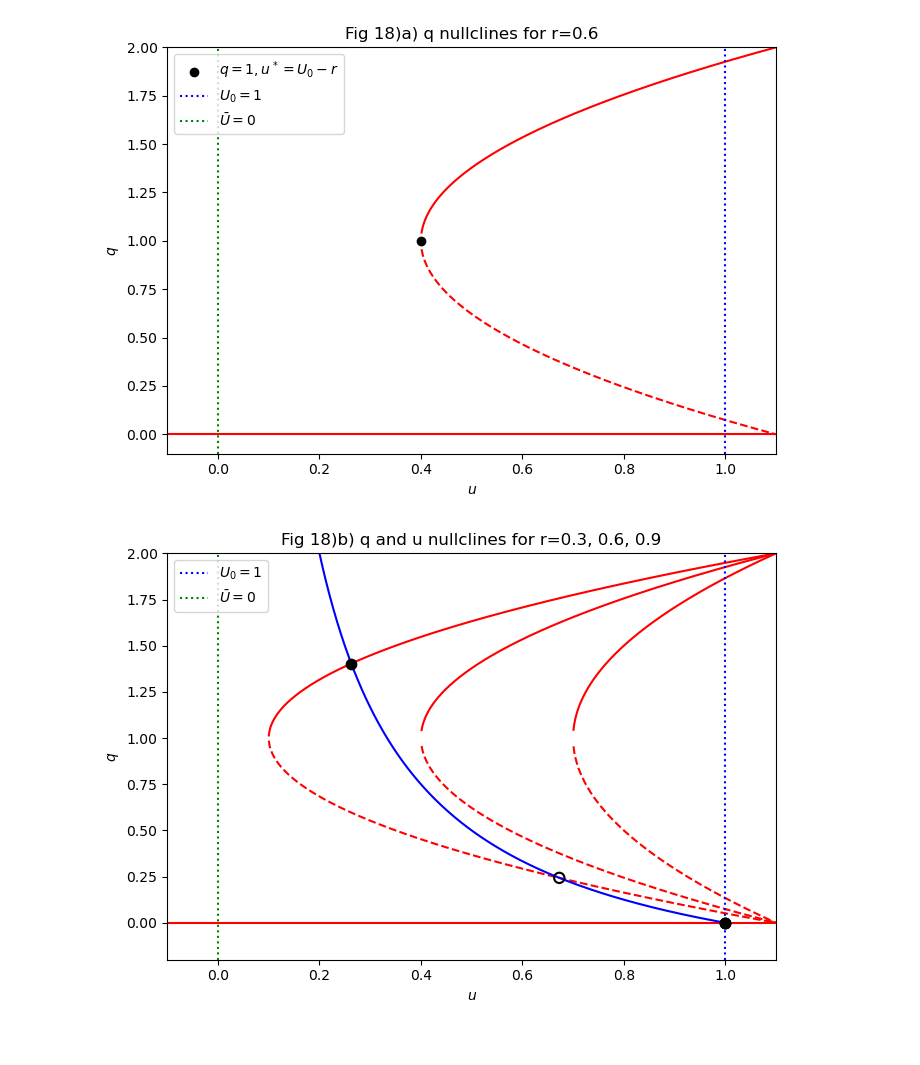
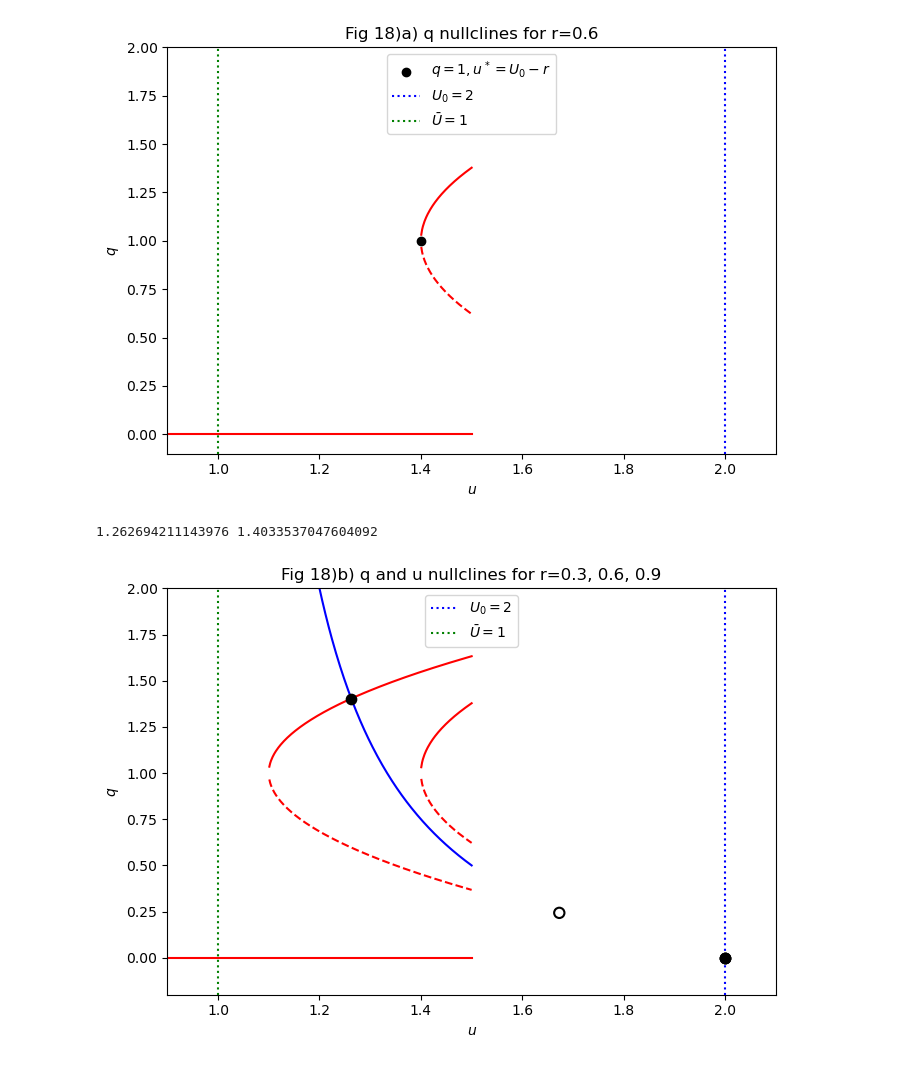
Before and after one commit to phillyyymcd/26-27-Maths-Project, a Jupyter notebook: Philly/qu_nullclines_figure.ipynb, the cells around one changed output. Cells and saved outputs as stored; diff of their text form; code cells hidden in the pictures.

```diff
--- a/Philly/qu_nullclines_figure.ipynb
+++ b/Philly/qu_nullclines_figure.ipynb
@@ -5,12 +5,12 @@ from scipy.integrate import solve_ivp
 from scipy.optimize import root_scalar
 
 zeta = 0.8
-D = 1
+D = 0.5
 delta = 0.1
 e_1 = 0.1
 e_2 = 0.2
 sigma = 0.5
-U_dash, U_0 = 0, 1#(Centerline velocity in turbulence state, Centerline velocity in laminar state)
+U_dash, U_0 = 1, 2#(Centerline velocity in turbulence state, Centerline velocity in laminar state)
 
 r_nullcline = 0.6
 u_star = U_0 - r_nullcline
@@ -63,6 +63,7 @@ def plot_intersections(r_val, ax): #MADE BY GEMINI
             # Ensure the root is converged, not stuck at the nose, and residual is near zero
             if sol_up.converged and (sol_up.root > u_nose + 1e-2) and abs(res_up(sol_up.root)) < 1e-3:
                 ax.scatter(sol_up.root, u_null(sol_up.root), color='black', s=55, zorder=6)
+                print(sol_up.root, u_null(sol_up.root))
         except (ValueError, RuntimeError):
             pass
 
@@ -73,34 +74,34 @@ def plot_intersections(r_val, ax): #MADE BY GEMINI
                 return (1 - np.sqrt(np.maximum(arg, 0))) - u_null(u)
 
             sol_low = root_scalar(res_low, bracket=bracket)
             # Ensure the root is converged, not stuck at the nose, and residual is near zero
             if sol_low.converged and (sol_low.root > u_nose + 1e-2) and abs(res_low(sol_low.root)) < 1e-3:
                 ax.scatter(sol_low.root, u_null(sol_low.root), color='black', facecolors='none',
                            edgecolors='black', linewidth=1.5, s=55, zorder=6)
         except (ValueError, RuntimeError):
             pass
 
     # 3. Laminar fixed point (Always exists at u = U_0, q = 0)
     ax.scatter(U_0, 0, color='black', s=55, zorder=6)
 
 # Plotting the q-nullclines
 plt.figure(figsize=(7, 5))
 plt.plot(u_values, q_upper, color='red')
 plt.plot(u_values, q_lower, color='red', linestyle='--')
 plt.plot(u_values, q_laminar, color='red')
 plt.scatter(u_star, 1, label=r"$q=1, u^*=U_0 - r$", color='black')
 plt.axvline(U_0, color='blue', linestyle=':', label=fr'$U_0 = {U_0}$')
 plt.axvline(U_dash, color='green', linestyle=':', label=fr'$\bar{{U}} = {U_dash}$')
 plt.xlabel(r'$u$')
 plt.ylabel(r'$q$')
 plt.xlim(U_dash - 0.1, U_0 + 0.1)
 plt.ylim(-0.1, 2)
 plt.title('Fig 18)a) q nullclines for r=0.6')
 plt.legend()
 plt.tight_layout()
 plt.show()
 # %% [output]
-[figure, old version]
+[figure, new version]
 # %%
 r=[0.3, 0.6, 0.9]
 
@@ -127,7 +128,8 @@ plt.show()
 
 #Fixed points appear for r=0.9 other than the laminar, where udot and qdot are both zero
 # %% [output]
+1.262694211143976 1.4033537047604092
-[figure, old version]
+[figure, new version]
 # %%
 def system_ode(t, y, r):
     q, u = y
```
Also changed, not shown: parts of 1 cell of this notebook.
